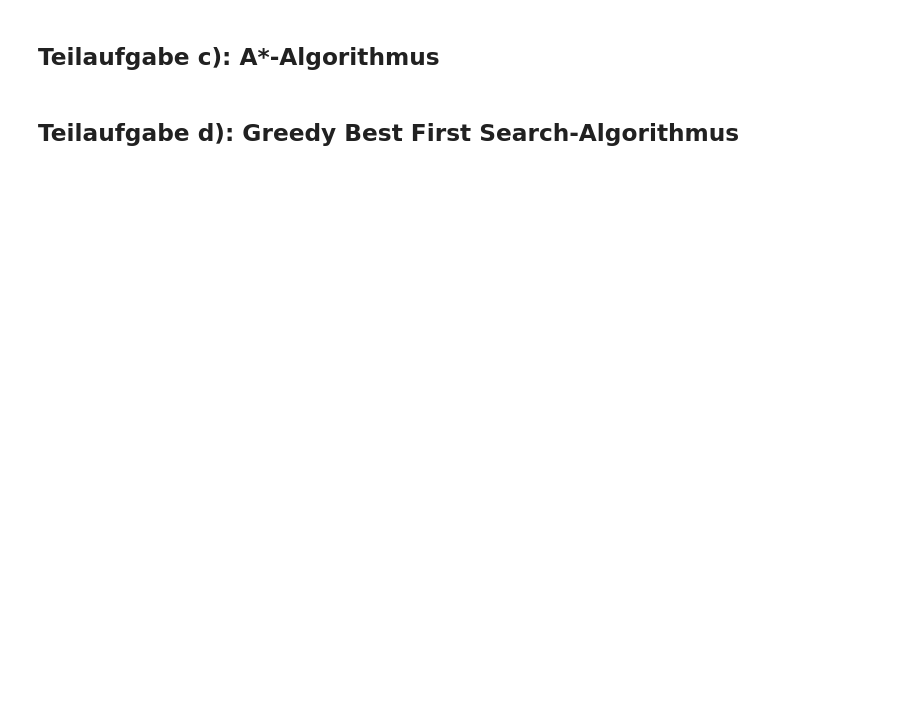
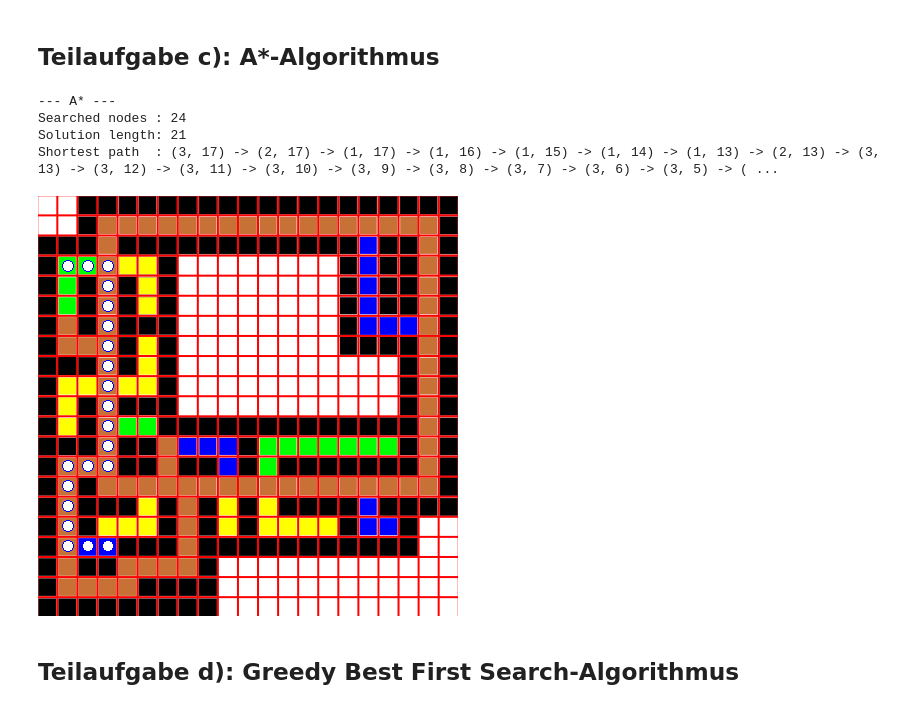
Before and after one commit to derteufelqwe/ki-lecture-programming-exercise, a Jupyter notebook: aufgabe1.ipynb, the cells around one changed output. Saved outputs shown, nothing was run; the diff lists cells and outputs as text; code cells hidden in the pictures; blank space fills up the shorter version.

```diff
--- a/aufgabe1.ipynb
+++ b/aufgabe1.ipynb
@@ -24,4 +294,73 @@ print('Done')
 # %% [markdown]
 ## Teilaufgabe c): A*-Algorithmus
+# %%
+def get_cost(plan_matrix: np.matrix, point: Tuple[int, int]) -> int:
+    if SPILLED and point[0] == 3 and 3 <= point[1] <= 14:
+        return 20
+    else:
+        return TileCost.of(plan_matrix[point])
+
+def manhattan_heuristic(plan_matrix: np.matrix, pos: tuple, end: tuple):
+    """
+    Goes directly to the end position and measures the cost of each visited tile.
+    The heuristic is valid and consistent.
+
+    :param plan_matrix: The location plan
+    :param pos: Current position
+    :param end: Target position
+    :return: The cost
+    """
+
+    return abs(end[0] - pos[0]) + abs(end[1] - pos[1]) * 5
+
+    sign = lambda x: -1 if x < 0 else 1
+    cost = 0
+    point = pos
+
+    while point != end:
+        x_diff = end[0] - point[0]
+        y_diff = end[1] - point[1]
+
+        if abs(x_diff) > abs(y_diff):
+            x_increment = sign(x_diff)
+            point = (point[0] + x_increment, point[1])
+        else:
+            y_increment = sign(y_diff)
+            point = (point[0], point[1] + y_increment)
+
+        cost += get_cost(plan_matrix, point)
+
+    return cost
+
+class AStarNodeIterator(NodeIterator):
+    """
+    Does A* serach
+    """
+
+    def __init__(self, print_stats=True):
+        super().__init__(True, print_stats, False)
+
+    def modify_new_node(self, node: Node) -> Node:
+        """
+        Get the currently used cost (from the parent node) and add the expected cost (from the heuristic)
+        to create this nodes cost.
+        Note: 'node.cost' is the cost used by the algorithm and not the cost of the path to the node.
+        """
+
+        current_cost = node.parent.additional_data.get('current_cost', 0) if node.parent else 0
+        node.cost = current_cost + manhattan_heuristic(self._plan_matrix, node.position, self.END)
+        node.additional_data['current_cost'] = current_cost + get_cost(self._plan_matrix, node.position)
+        return node
+
+print('--- A* ---')
+astar = AStarNodeIterator(print_stats=True)
+_, path = astar.run()
+draw_on_image(path)
+# %% [output]
+--- A* ---
+Searched nodes : 24
+Solution length: 21
+Shortest path  : (3, 17) -> (2, 17) -> (1, 17) -> (1, 16) -> (1, 15) -> (1, 14) -> (1, 13) -> (2, 13) -> (3, 13) -> (3, 12) -> (3, 11) -> (3, 10) -> (3, 9) -> (3, 8) -> (3, 7) -> (3, 6) -> (3, 5) -> ( ...
+[figure, added]
 # %% [markdown]
 ## Teilaufgabe d): Greedy Best First Search-Algorithmus
```
Also changed, not shown: parts of 7 cells of this notebook, 4 other files.
